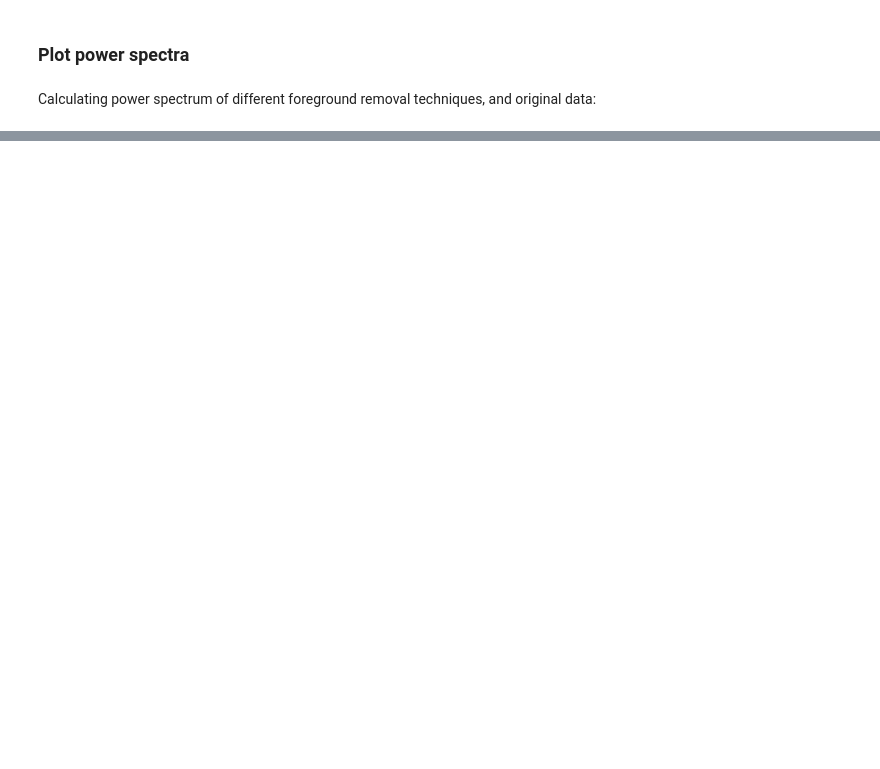
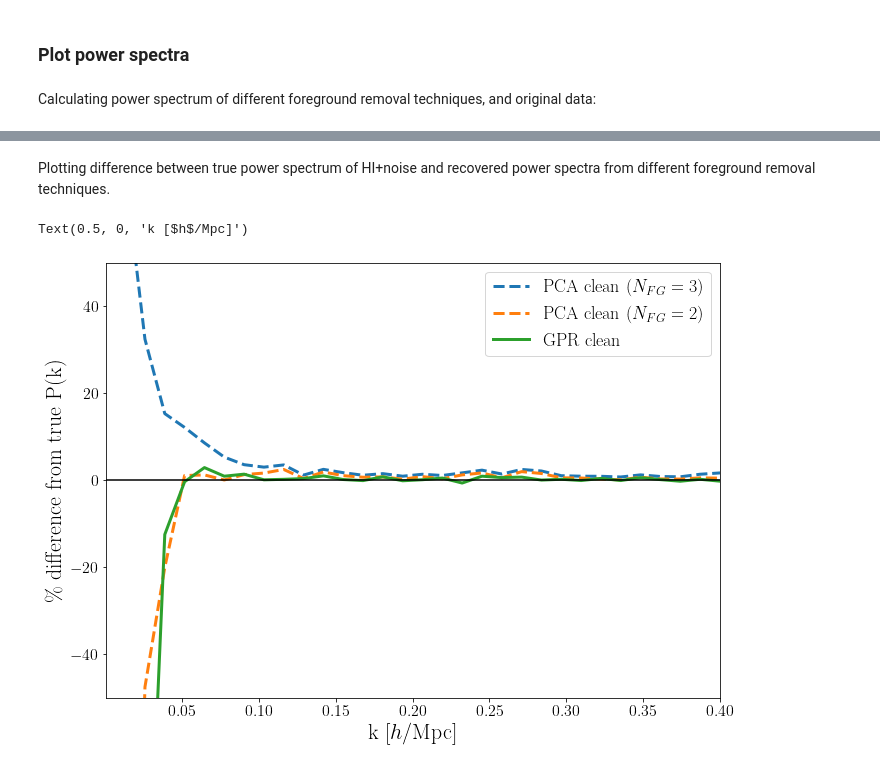
Before and after one commit to paulassoares/gpr4im, a Jupyter notebook: Jupyter Notebooks/GPR_from_scratch_nopol.ipynb, the cells around one changed output, grey strips where cells are left out. Saved outputs shown, nothing was run; the diff lists cells and outputs as text; code cells hidden in the pictures; blank space fills up the shorter version.

```diff
--- a/Jupyter Notebooks/GPR_from_scratch_nopol.ipynb
+++ b/Jupyter Notebooks/GPR_from_scratch_nopol.ipynb
@@ -105,0 +107,18 @@ Text(0.5, 0, 'k [$h$/Mpc]')
+# %% [markdown]
+Plotting difference between true power spectrum of HI+noise and recovered power spectra from different foreground removal techniques.
+# %%
+plt.figure(figsize=(11,8))
+
+plt.plot(k, 100*(HIpk-PCApk_3)/HIpk, lw=3, ls='dashed', label='PCA clean ($N_{FG}=3$)')
+plt.plot(k, 100*(HIpk-PCApk_2)/HIpk, lw=3, ls='dashed', label='PCA clean ($N_{FG}=2$)')
+plt.plot(k, 100*(HIpk-GPRpk)/HIpk, lw=3, label='GPR clean')
+
+plt.legend(fontsize=18)
+plt.axhline(0, c='k')
+plt.xlim(0.0005,0.4)
+plt.ylim(-100*0.5, 100*0.5)
+plt.ylabel('\% difference from true P(k)', fontsize=22)
+plt.xlabel('k [$h$/Mpc]', fontsize=22)
+# %% [output]
+Text(0.5, 0, 'k [$h$/Mpc]')
+[figure, added]
```
Also changed, not shown: parts of 10 cells of this notebook, 6 other files.
